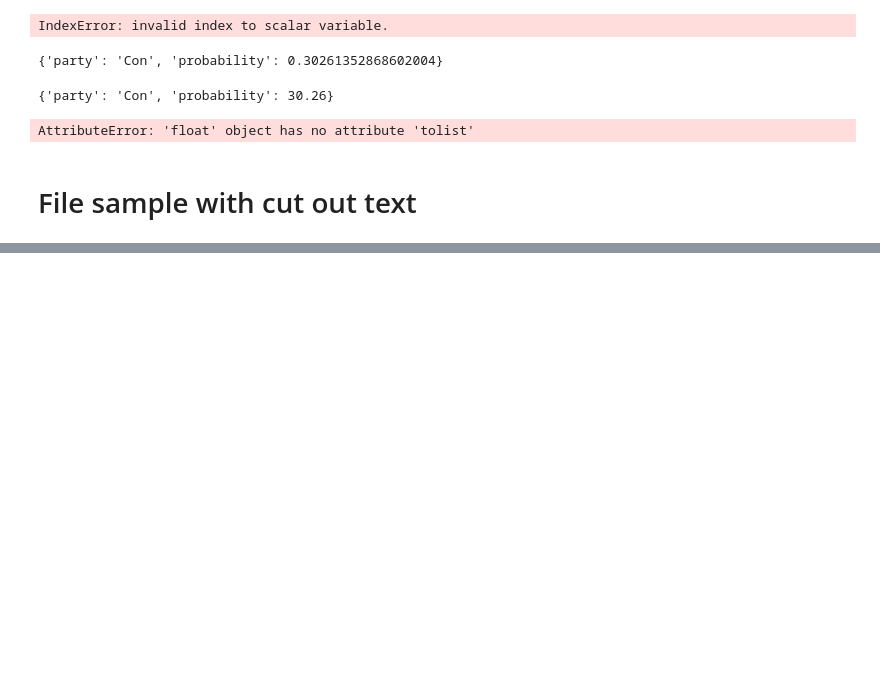
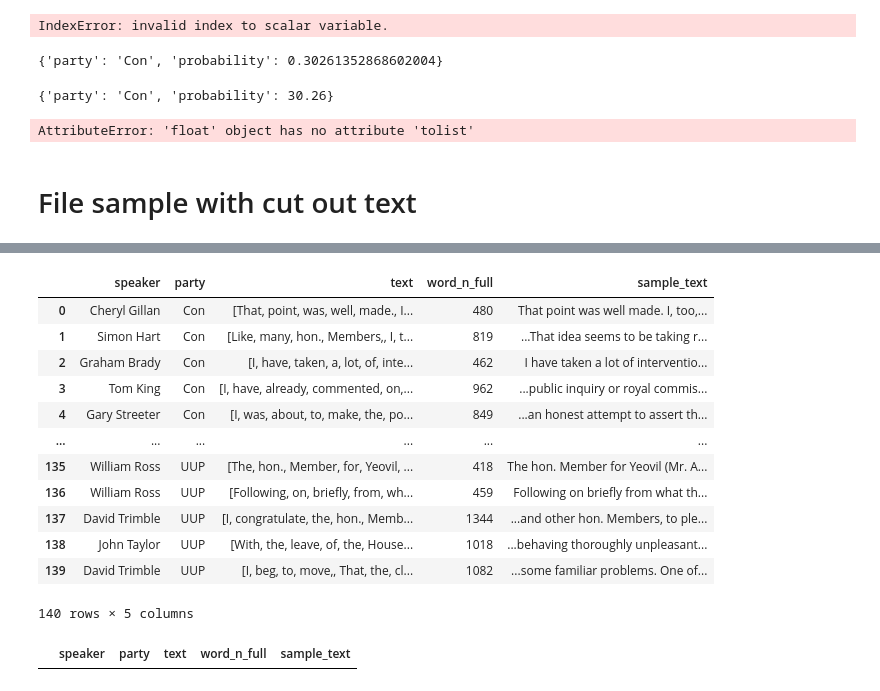
Before and after one commit to szaboildi/uk-pol-speech-classifier, a Jupyter notebook: notebooks/THL_Docker.ipynb, the cells around one changed output, grey strips where cells are left out. Cells and saved outputs as stored; diff of their text form; code cells hidden in the pictures; blank space fills up the shorter version.

```diff
--- a/notebooks/THL_Docker.ipynb
+++ b/notebooks/THL_Docker.ipynb
@@ -380,7 +380,7 @@ AttributeError: 'float' object has no attribute 'tolist'
 # %%
 import pandas as pd
 
-df = pd.read_csv("/users/Joey/code/szaboildi/uk-pol-speech-classifier/processed_data/smaller_data_test.csv")
+df = pd.read_csv("/home/hailinh/code/szaboildi/uk-pol-speech-classifier/processed_data/smaller_data_test.csv")
 df
 # %% [output]
 |  | speaker | party | text | word_n_full |
@@ -431,0 +463,47 @@ df.to_csv(path, index=False)
+# %%
+def tokenize_if_needed(text):
+    if isinstance(text, list):
+        return text  # Already tokenized
+    return text.split()  # Tokenize by splitting
+
+# Apply the tokenization function to ensure all texts are tokenized
+df['text'] = df['text'].apply(tokenize_if_needed)
+
+# Filter DataFrame for tokenized texts
+df_tokenized = df[df['text'].apply(lambda x: isinstance(x, list))]
+
+# Function to cut the middle 600 words
+def cut_middle_600(words):
+    if len(words) <= 600:
+        return " ".join(words)  # Return the original text if it's shorter than 600 words
+    else:
+        start_index = (len(words) // 2) - 300  # Calculate the start index of the middle 600 words
+        # Ensure the start index is non-negative
+        start_index = max(start_index, 0)
+        return "..." + " ".join(words[start_index:start_index + 600]) + "..."  # Add "..." around the middle 600 words
+
+# Apply the function to the filtered DataFrame
+df_tokenized['sample_text'] = df_tokenized['text'].apply(cut_middle_600)
+# %%
+df = df_tokenized
+df
+# %% [output]
+|  | speaker | party | text | word_n_full | sample_text |
+| 0 | Cheryl Gillan | Con | [That, point, was, well, made., I... | 480 | That point was well made. I, too,... |
+| 1 | Simon Hart | Con | [Like, many, hon., Members,, I, t... | 819 | ...That idea seems to be taking r... |
+| 2 | Graham Brady | Con | [I, have, taken, a, lot, of, inte... | 462 | I have taken a lot of interventio... |
+| 3 | Tom King | Con | [I, have, already, commented, on,... | 962 | ...public inquiry or royal commis... |
+| 4 | Gary Streeter | Con | [I, was, about, to, make, the, po... | 849 | ...an honest attempt to assert th... |
+| ... | ... | ... | ... | ... | ... |
+| 135 | William Ross | UUP | [The, hon., Member, for, Yeovil, ... | 418 | The hon. Member for Yeovil (Mr. A... |
+| 136 | William Ross | UUP | [Following, on, briefly, from, wh... | 459 | Following on briefly from what th... |
+| 137 | David Trimble | UUP | [I, congratulate, the, hon., Memb... | 1344 | ...and other hon. Members, to ple... |
+| 138 | John Taylor | UUP | [With, the, leave, of, the, House... | 1018 | ...behaving thoroughly unpleasant... |
+| 139 | David Trimble | UUP | [I, beg, to, move,, That, the, cl... | 1082 | ...some familiar problems. One of... |
+140 rows × 5 columns
+# %%
+# Filter DataFrame for tokenized texts
+df_tokenized = df[df['sample_text'].apply(lambda x: isinstance(x, list))]
+df_tokenized
+# %% [output]
+|  | speaker | party | text | word_n_full | sample_text |
```
Also changed, not shown: parts of 6 cells of this notebook, 6 other files.
